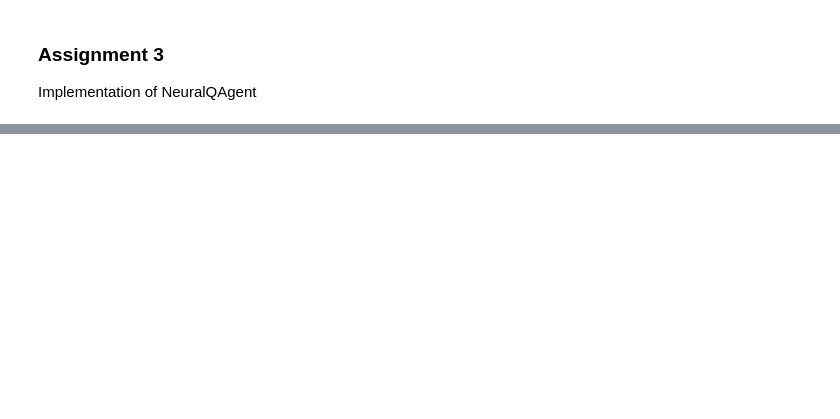
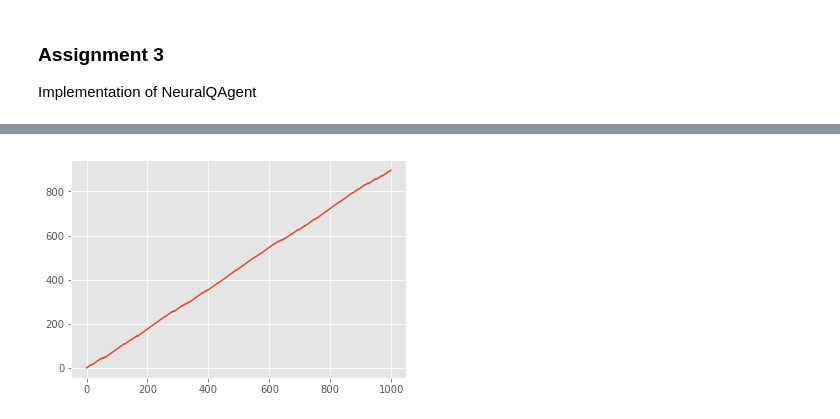
Before and after one commit to pieterwolfert/ccn, a Jupyter notebook: assignment5/assignment5.ipynb, the cells around one changed output, grey strips where cells are left out. Drawn from its saved outputs; the diff is of its cells as text; code cells hidden in the pictures; blank space fills up the shorter version.

```diff
--- a/assignment5/assignment5.ipynb
+++ b/assignment5/assignment5.ipynb
@@ -122,0 +212,32 @@ Plot of the reward over time.
+# %%
+#number of iterations
+n_iter = 1000
+#environment specs
+env = EvidenceEnv(n=2, p=0.95)
+#define agent
+model = MLP(2, 2)
+classifier = Regressor(model)
+optimizer = optimizers.SGD()
+optimizer.setup(classifier)
+agent = NeuralQAgent(env, model, classifier, optimizer)
+#reset environment and agent
+Q_before = agent.get_Q()
+obs = tab_env.asint(env.reset())
+reward = 0
+done = False
+R = []
+for step in range(n_iter):
+    env.render
+    action = agent.act(obs)
+    _obs, r, done, _ = env.step(action)
+    _obs = tab_env.asint(_obs)
+    agent.train(action, obs, reward, _obs)
+    obs = _obs
+    reward += r
+    R.append(reward)
+Q_after = agent.get_Q()
+# %%
+plt.plot(R)
+plt.show()
+# %% [output]
+[figure, added]
```
Also changed, not shown: parts of 15 cells of this notebook.
